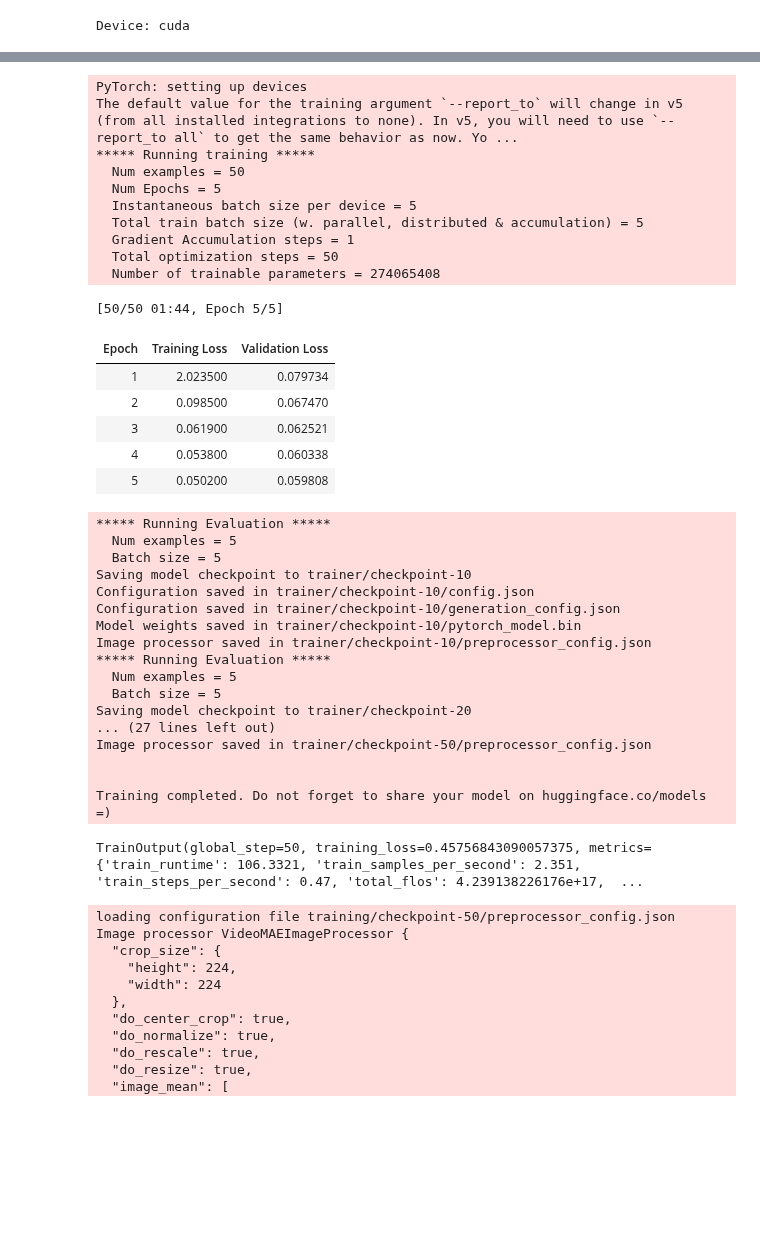
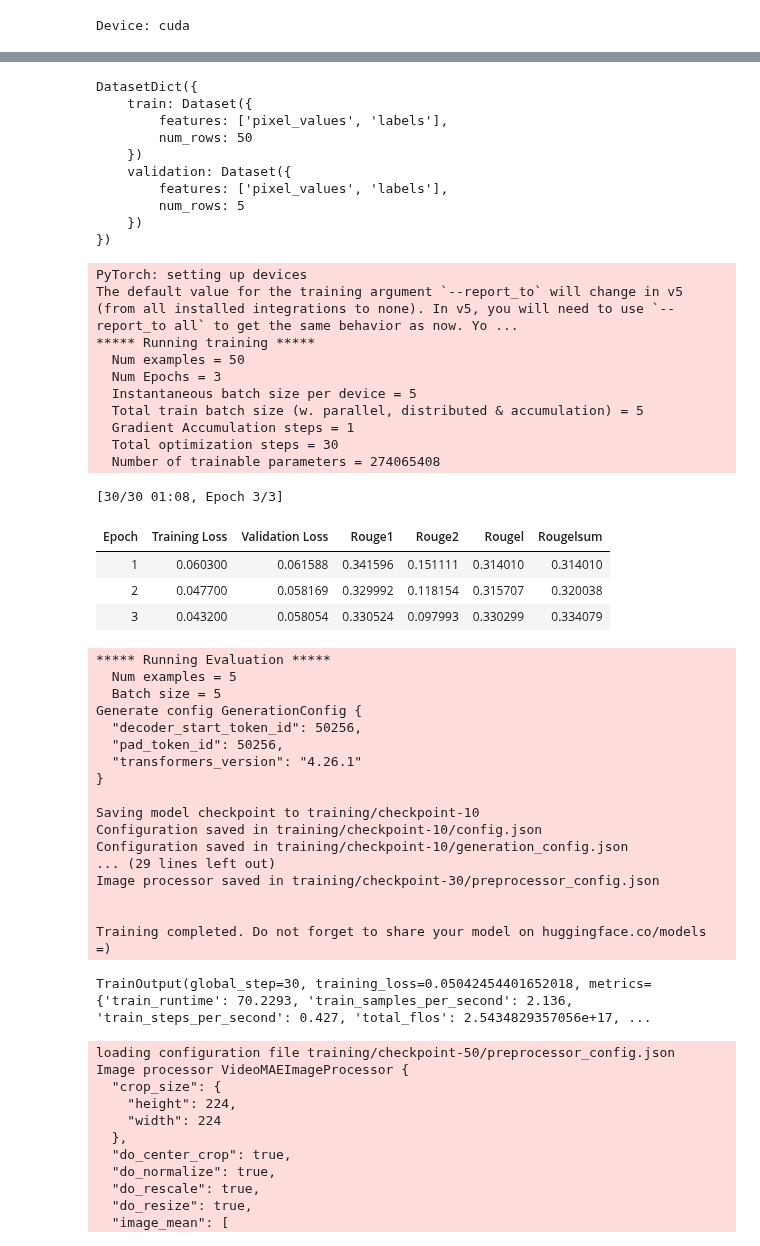
Before and after one commit to Neleac/SpaceTimeGPT, a Jupyter notebook: encoder-decoder.ipynb, the cells around one changed output, grey strips where cells are left out. Drawn from its saved outputs; the diff is of its cells as text; code cells hidden in the pictures; blank space fills up the shorter version.

```diff
--- a/encoder-decoder.ipynb
+++ b/encoder-decoder.ipynb
@@ -117,4 +45,14 @@ DatasetDict({
 # %%
-dataset.save_to_disk("small")
-# dataset = load_dataset("small.hf")
-# dataset
+dataset = load_from_disk("dataset/preprocessed")
+dataset
+# %% [output]
+DatasetDict({
+    train: Dataset({
+        features: ['pixel_values', 'labels'],
+        num_rows: 50
+    })
+    validation: Dataset({
+        features: ['pixel_values', 'labels'],
+        num_rows: 5
+    })
+})
@@ -195,17 +59,6 @@ print(len(data_val))
 # %%
-def collate_fn(examples):
-    pixel_values, labels = [], []
-    for frames, caption in examples:
-        pixel_values.append(image_processor(frames, return_tensors="pt").pixel_values)
-        labels.append(torch.LongTensor(tokenizer(caption, padding="max_length").input_ids))
-
-    pixel_values = torch.cat(pixel_values)
-    labels = torch.stack(labels)
-
-    return {"pixel_values": pixel_values, "labels": labels}
-
 metric = evaluate.load("rouge")
-def compute_metrics(eval_preds):
+def metrics(eval_preds):
     preds, labels = eval_preds
     preds = tokenizer.batch_decode(preds, skip_special_tokens=True)
     labels = tokenizer.batch_decode(labels, skip_special_tokens=True)
@@ -215,61 +68,60 @@ training_args = Seq2SeqTrainingArguments(
     output_dir="training",
     tf32=True,
     dataloader_pin_memory=False,
     predict_with_generate=True,
     logging_strategy="epoch",
     evaluation_strategy="epoch",
     save_strategy="epoch",
-    num_train_epochs=5,
+    num_train_epochs=3,
     per_device_train_batch_size=5,
     per_device_eval_batch_size=5,
 )
 
 trainer = Seq2SeqTrainer(
     model=model,
     tokenizer=image_processor,
     args=training_args,
     train_dataset=dataset["train"],
     eval_dataset=dataset["validation"],
     data_collator=default_data_collator,
+    compute_metrics=metrics,
 )
 
 trainer.train()
 # %% [output]
 PyTorch: setting up devices
 The default value for the training argument `--report_to` will change in v5 (from all installed integrations to none). In v5, you will need to use `--report_to all` to get the same behavior as now. Yo ...
 ***** Running training *****
   Num examples = 50
-  Num Epochs = 5
+  Num Epochs = 3
   Instantaneous batch size per device = 5
   Total train batch size (w. parallel, distributed & accumulation) = 5
   Gradient Accumulation steps = 1
-  Total optimization steps = 50
+  Total optimization steps = 30
   Number of trainable parameters = 274065408
-[50/50 01:44, Epoch 5/5]
+[30/30 01:08, Epoch 3/3]
-| Epoch | Training Loss | Validation Loss |
-| 1 | 2.023500 | 0.079734 |
-| 2 | 0.098500 | 0.067470 |
-| 3 | 0.061900 | 0.062521 |
-| 4 | 0.053800 | 0.060338 |
-| 5 | 0.050200 | 0.059808 |
+| Epoch | Training Loss | Validation Loss | Rouge1 | Rouge2 | Rougel | Rougelsum |
+| 1 | 0.060300 | 0.061588 | 0.341596 | 0.151111 | 0.314010 | 0.314010 |
+| 2 | 0.047700 | 0.058169 | 0.329992 | 0.118154 | 0.315707 | 0.320038 |
+| 3 | 0.043200 | 0.058054 | 0.330524 | 0.097993 | 0.330299 | 0.334079 |
 ***** Running Evaluation *****
   Num examples = 5
   Batch size = 5
-Saving model checkpoint to trainer/checkpoint-10
-Configuration saved in trainer/checkpoint-10/config.json
-Configuration saved in trainer/checkpoint-10/generation_config.json
-Model weights saved in trainer/checkpoint-10/pytorch_model.bin
-Image processor saved in trainer/checkpoint-10/preprocessor_config.json
-***** Running Evaluation *****
-  Num examples = 5
-  Batch size = 5
-Saving model checkpoint to trainer/checkpoint-20
-... (27 lines left out)
-Image processor saved in trainer/checkpoint-50/preprocessor_config.json
+Generate config GenerationConfig {
+  "decoder_start_token_id": 50256,
+  "pad_token_id": 50256,
+  "transformers_version": "4.26.1"
+}
+
+Saving model checkpoint to training/checkpoint-10
+Configuration saved in training/checkpoint-10/config.json
+Configuration saved in training/checkpoint-10/generation_config.json
+... (29 lines left out)
+Image processor saved in training/checkpoint-30/preprocessor_config.json
 
 
 Training completed. Do not forget to share your model on huggingface.co/models =)
-TrainOutput(global_step=50, training_loss=0.45756843090057375, metrics={'train_runtime': 106.3321, 'train_samples_per_second': 2.351, 'train_steps_per_second': 0.47, 'total_flos': 4.239138226176e+17,  ...
+TrainOutput(global_step=30, training_loss=0.05042454401652018, metrics={'train_runtime': 70.2293, 'train_samples_per_second': 2.136, 'train_steps_per_second': 0.427, 'total_flos': 2.5434829357056e+17, ...
 # %%
 image_processor = AutoImageProcessor.from_pretrained("training/checkpoint-50")
 model = VisionEncoderDecoderModel.from_pretrained("training/checkpoint-50")
```
Also changed, not shown: parts of 5 cells of this notebook, 3 other files.
